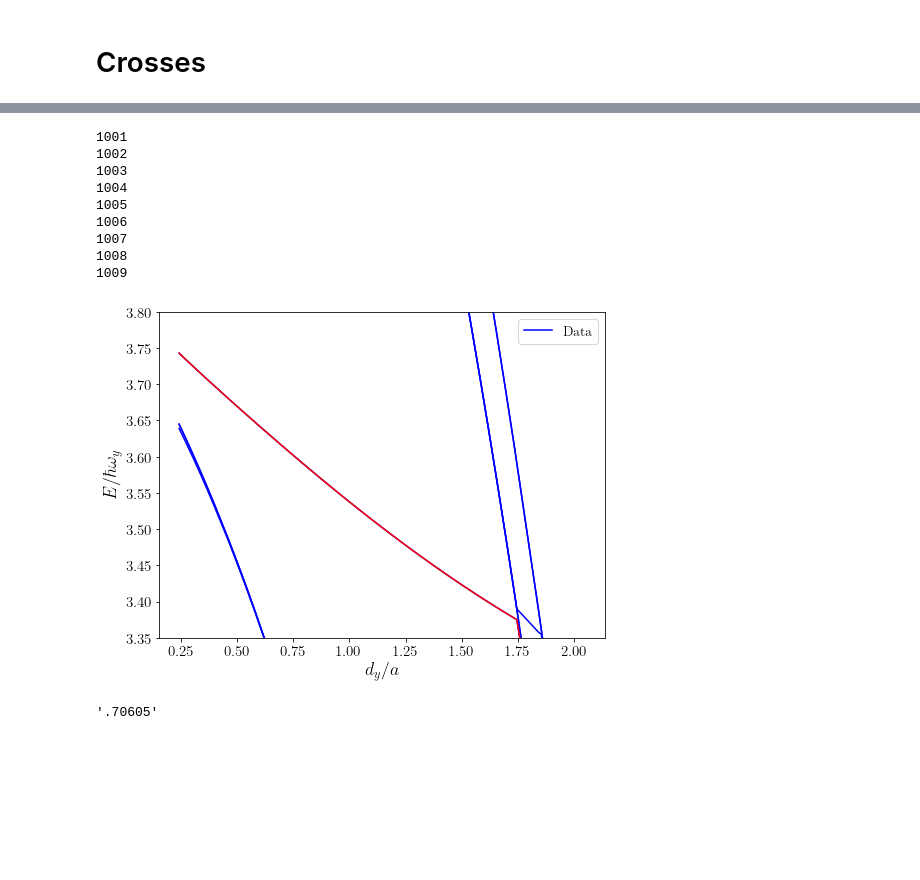
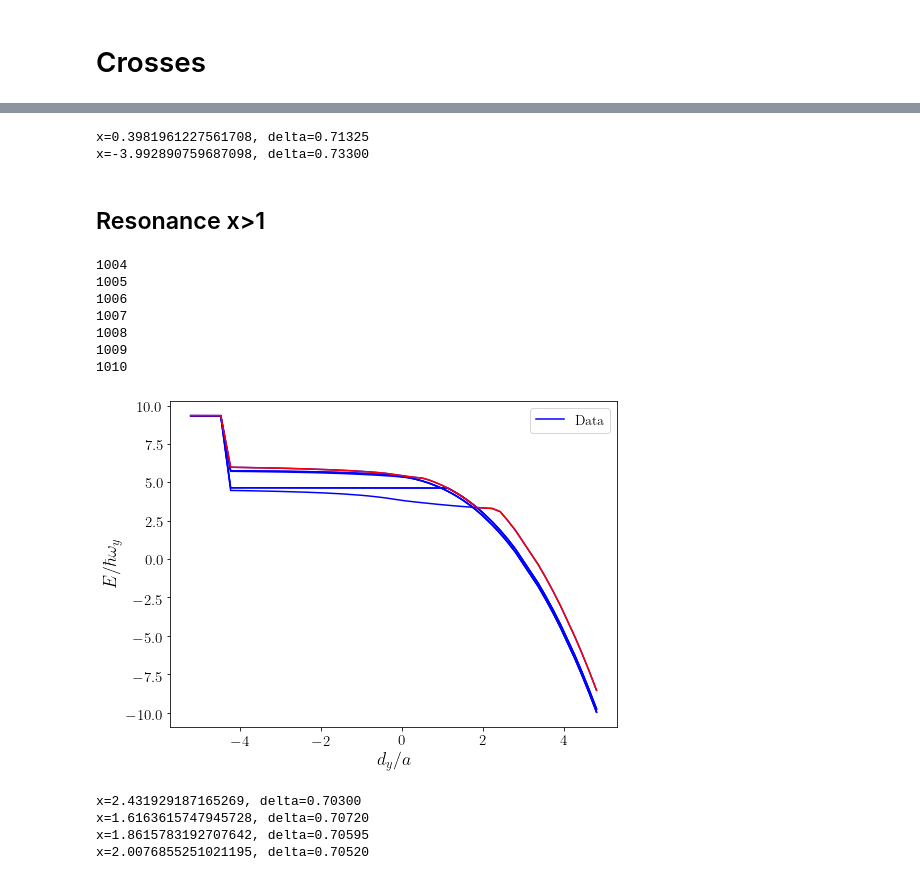
Before and after one commit to TsspGit/Ultracold_Atoms_src, a Jupyter notebook: Analysis/q3d/Energies_Analysis_4993_4993_4993.ipynb, the cells around one changed output, grey strips where cells are left out. Cells and saved outputs as stored; diff of their text form; code cells hidden in the pictures; blank space fills up the shorter version.

```diff
--- a/Analysis/q3d/Energies_Analysis_4993_4993_4993.ipynb
+++ b/Analysis/q3d/Energies_Analysis_4993_4993_4993.ipynb
@@ -66,4 +72,4 @@ filtering completed
 # %%
 dic = transpose_energies(Data)
 # %%
-dic, least_bound_pos = dic_from_least_bound_forward(dic, wy)
+#dic, least_bound_pos = dic_from_least_bound_forward(dic, wy)
@@ -73,13 +76,16 @@ First trap state:  1001 1.0536977504884193
+# %%
+least_bound_pos = 1000
 # %%
 fig, ax = plt.subplots(figsize=(8,6))
-for i in range(least_bound_pos, least_bound_pos + 30):
-    ax.plot(x, dic['nivel_{}'.format(i)]/wy, 'b*')
-ax.plot(x, dic['nivel_1006']/wy, 'r')
-ax.plot(x, dic['nivel_1004']/wy, 'r')
-ax.set_ylim(0, 7)
+for i in range(least_bound_pos-150, least_bound_pos + 100):
+    ax.plot(x, dic['nivel_{}'.format(i)]/wy, 'b.')
+#ax.plot(x, dic['nivel_1004']/wy, 'r')
+#ax.plot(x, dic['nivel_1000']/wy, 'r')
+ax.set_ylim(0, 8)
+ax.set_xlim(-2, 4.5)
 ax.set_xlabel('$d_{y}/a$')
 ax.set_ylabel('$E/\hbar \omega_{y}$')
 plt.tight_layout()
-#fig.savefig('Results/Figures/Ix4993_Iy4993_Iz4993_Easc.png', dpi=200)
+fig.savefig('Results/Figures/Ix4993_Iy4993_Iz4993_Easc.png', dpi=200)
 plt.show()
 # %% [output]
@@ -102,0 +99,14 @@ He lanzado los siguientes pa rellenar y expandir el intervalo:
+# %%
+fig2, ax2 = plt.subplots(figsize=(8,6))
+xpol = np.linspace(x[0], x[-1], num=50)
+for i in range(least_bound_pos+1, least_bound_pos + 4):
+    print(i)
+    ax2.plot(x, dic['nivel_{}'.format(i)]/wy, 'b')
+ax2.plot(x, dic['nivel_1004']/wy, 'r', label='trap')
+ax2.set_ylim(3.7, 4.5)
+ax2.set_xlim(-4, 0.4)
+ax2.set_xlabel('$d_{y}/a$')
+ax2.set_ylabel('$E/\hbar \omega_{y}$')
+ax2.legend(['Data'], fontsize=14)
+#plt.savefig('Results/Figures/Ix4993_Iy4993_Iz4993_Easc_Zoom.png', dpi=200)
+plt.show()
@@ -103,28 +118,37 @@ He lanzado los siguientes pa rellenar y expandir el intervalo:
+# %%
+print(f'x={x[170]}, delta=0{delta[170]}\nx={x[263]}, delta=0{delta[263]}')
+# %% [output]
+x=0.3981961227561708, delta=0.71325
+x=-3.992890759687098, delta=0.73300
+# %% [markdown]
+## Resonance x>1
 # %%
 fig2, ax2 = plt.subplots(figsize=(8,6))
 xpol = np.linspace(x[0], x[-1], num=50)
-for i in range(least_bound_pos+1, least_bound_pos + 10):
+for i in range(least_bound_pos+4, least_bound_pos + 11):
     print(i)
     ax2.plot(x, dic['nivel_{}'.format(i)]/wy, 'b')
-ax2.plot(x, dic['nivel_1004']/wy, 'r')
-ax2.set_ylim(3.35, 3.8)
-#ax2.set_xlim(1.7, 1.9)
+ax2.plot(x, dic['nivel_1010']/wy, 'r')
+#ax2.set_ylim(3.34, 3.385)
+#ax2.set_xlim(1.7, 1.943)
 ax2.set_xlabel('$d_{y}/a$')
 ax2.set_ylabel('$E/\hbar \omega_{y}$')
 ax2.legend(['Data'], fontsize=14)
+#plt.savefig('Results/Figures/Ix4993_Iy4993_Iz4993_Easc_Zoom.png', dpi=200)
 plt.show()
 # %% [output]
-1001
-1002
-1003
 1004
 1005
 1006
 1007
 1008
 1009
+1010
-[figure, old version]
+[figure, new version]
-# %%
-delta[20]
-# %% [output]
-'.70605'
+# %%
+print(f'x={x[10]}, delta=0{delta[10]}\nx={x[55]}, delta=0{delta[55]}\nx={x[30]}, delta=0{delta[30]}\nx={x[15]}, delta=0{delta[15]}')
+# %% [output]
+x=2.431929187165269, delta=0.70300
+x=1.6163615747945728, delta=0.70720
+x=1.8615783192707642, delta=0.70595
+x=2.0076855251021195, delta=0.70520
```
Also changed, not shown: parts of 18 cells of this notebook, 13 other files.
